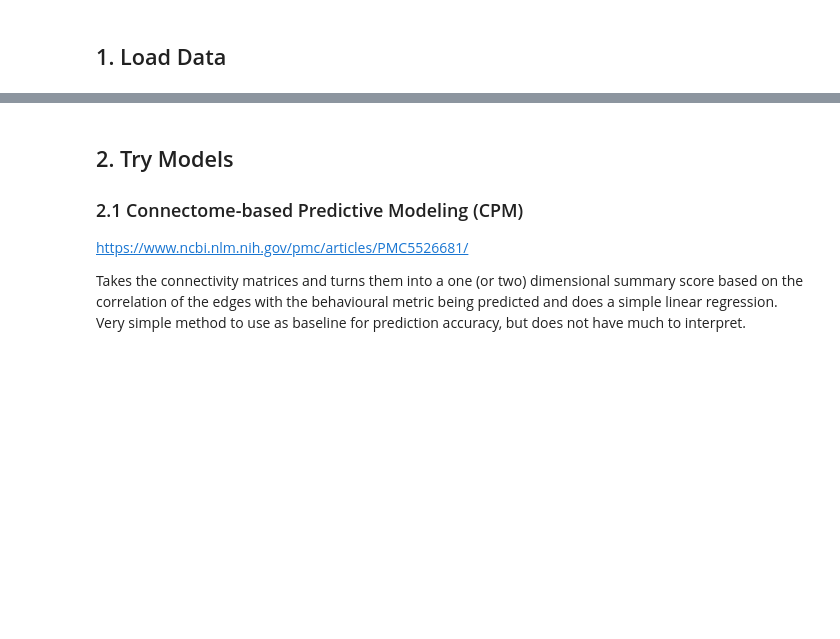
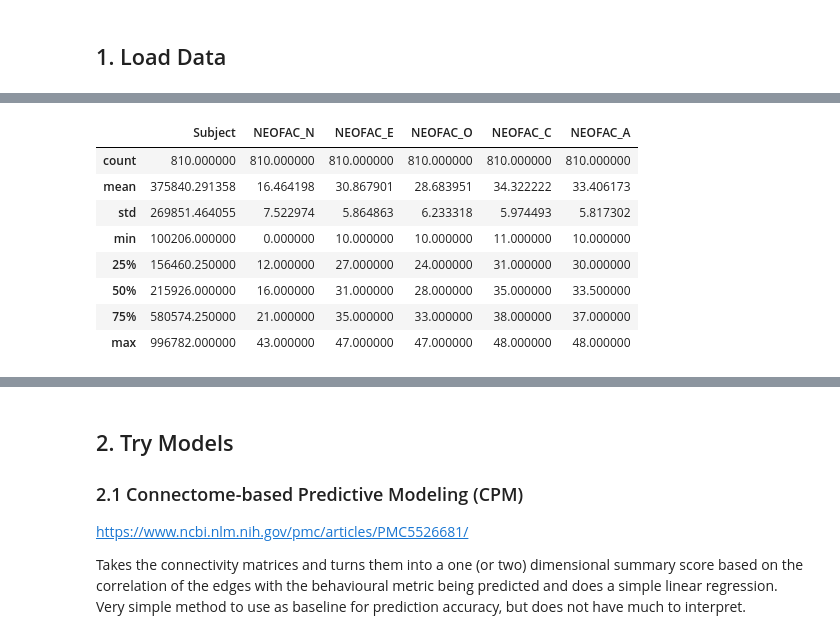
Before and after one commit to brainhack-school2020/harveyaa_fMRI_neuroticism, a Jupyter notebook: ptn_pipeline.ipynb, the cells around one changed output, grey strips where cells are left out. Cells and saved outputs as stored; diff of their text form; code cells hidden in the pictures; blank space fills up the shorter version.

```diff
--- a/ptn_pipeline.ipynb
+++ b/ptn_pipeline.ipynb
@@ -16,0 +50,12 @@ neuroticism = neuroticism[:3]
+# %%
+traits.describe()
+# %% [output]
+|  | Subject | NEOFAC_N | NEOFAC_E | NEOFAC_O | NEOFAC_C | NEOFAC_A |
+| count | 810.000000 | 810.000000 | 810.000000 | 810.000000 | 810.000000 | 810.000000 |
+| mean | 375840.291358 | 16.464198 | 30.867901 | 28.683951 | 34.322222 | 33.406173 |
+| std | 269851.464055 | 7.522974 | 5.864863 | 6.233318 | 5.974493 | 5.817302 |
+| min | 100206.000000 | 0.000000 | 10.000000 | 10.000000 | 11.000000 | 10.000000 |
+| 25% | 156460.250000 | 12.000000 | 27.000000 | 24.000000 | 31.000000 | 30.000000 |
+| 50% | 215926.000000 | 16.000000 | 31.000000 | 28.000000 | 35.000000 | 33.500000 |
+| 75% | 580574.250000 | 21.000000 | 35.000000 | 33.000000 | 38.000000 | 37.000000 |
+| max | 996782.000000 | 43.000000 | 47.000000 | 47.000000 | 48.000000 | 48.000000 |
```
Also changed, not shown: parts of 12 cells of this notebook.
